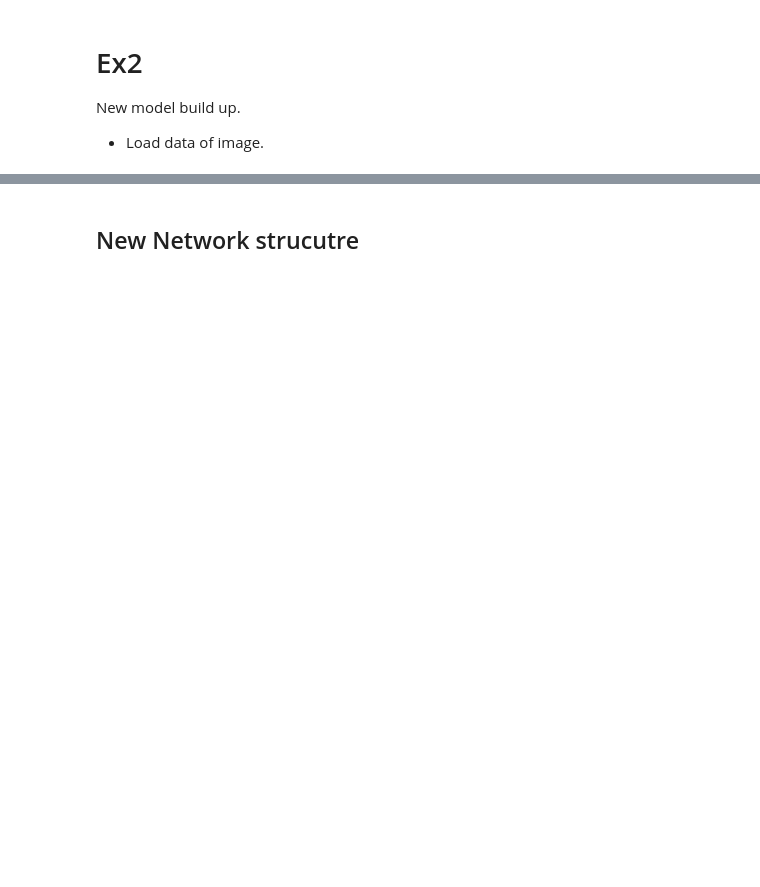
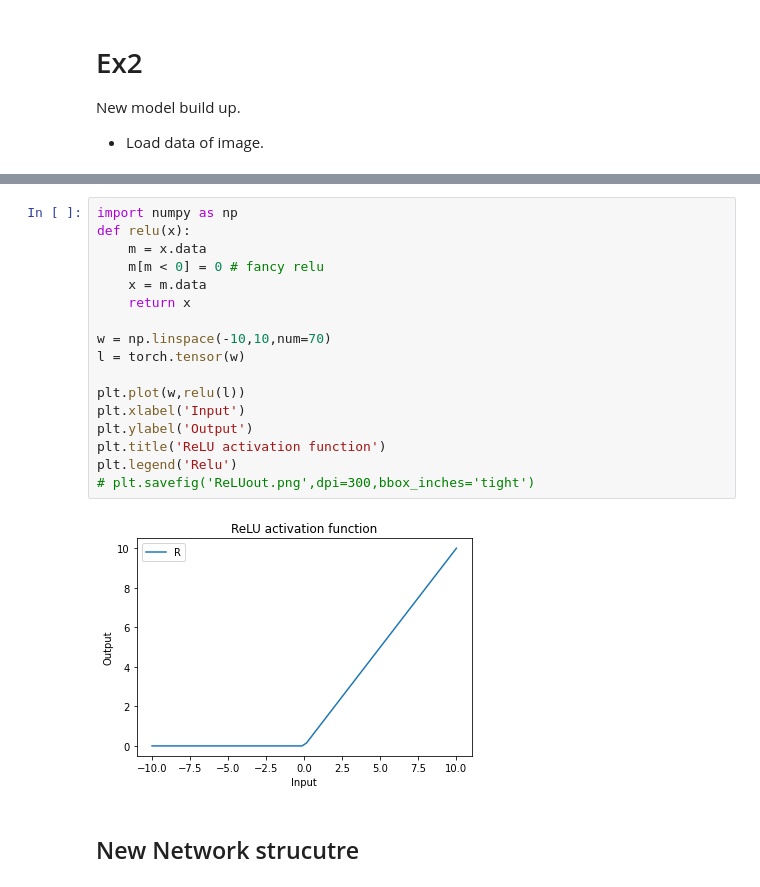
Before and after one commit to Lynch1206/5LSL0_MSPD, a Jupyter notebook: 1A/Ex2.ipynb, the cells around one changed output, grey strips where cells are left out. Saved outputs shown, nothing was run; the diff lists cells and outputs as text; blank space fills up the shorter version.

```diff
--- a/1A/Ex2.ipynb
+++ b/1A/Ex2.ipynb
@@ -121,3 +169,22 @@ if __name__ == "__main__":
+# %%
+import numpy as np
+def relu(x):
+    m = x.data
+    m[m < 0] = 0 # fancy relu
+    x = m.data
+    return x
+
+w = np.linspace(-10,10,num=70)
+l = torch.tensor(w)
+
+plt.plot(w,relu(l))
+plt.xlabel('Input')
+plt.ylabel('Output')
+plt.title('ReLU activation function')
+plt.legend('Relu')
+# plt.savefig('ReLUout.png',dpi=300,bbox_inches='tight')
+# %% [output]
+[figure, added]
 # %% [markdown]
 ## New Network strucutre
 # %%
```
Also changed, not shown: parts of 7 cells of this notebook.
